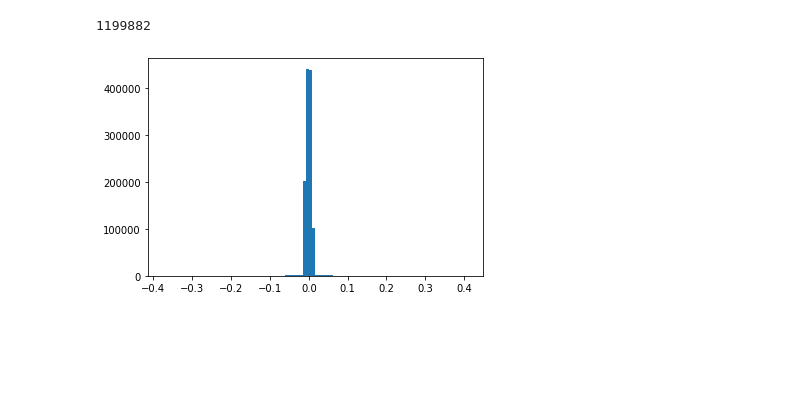
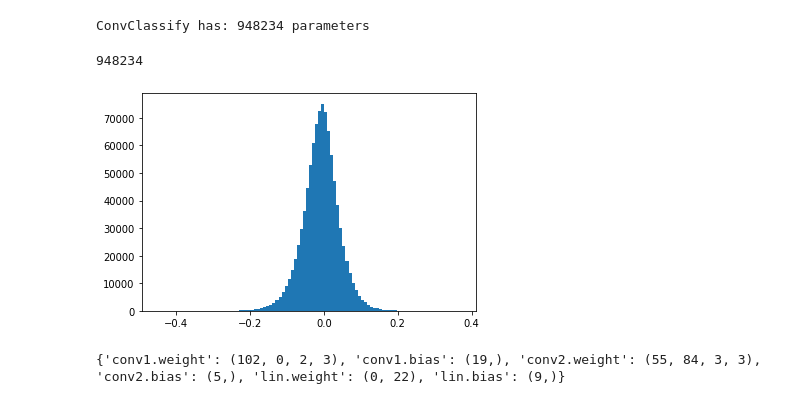
Before and after one commit to KsawerySmoczynski/One-simple-trick-to-fix-your-bayesian-neural-network, a Jupyter notebook: notebooks/bananas-vis.ipynb, the cells around one changed output. Drawn from its saved outputs; the diff is of its cells as text; code cells hidden in the pictures; blank space fills up the shorter version.

```diff
--- a/notebooks/bananas-vis.ipynb
+++ b/notebooks/bananas-vis.ipynb
@@ -195,6 +200,6 @@ train_limit = 600
 # %%
 # model = Net().to(device)
-model = LeakyNet().to(device)
+# model = LeakyNet().to(device)
 # model = FCNNet().to(device)
 # model = AbsNet().to(device)
 
@@ -233,17 +238,7 @@ test_loader = torch.utils.data.DataLoader(test_dataset, **test_kwargs)
 # test_loader = [x for x in test_loader]
 
 
-optimizer = optim.SGD(model.parameters(), lr=lr)
-
-scheduler = StepLR(optimizer, step_size=1, gamma=gamma)
-
-for epoch in range(1, epochs + 1):
-    print("Epoch:", epoch,", lr:", optimizer.state_dict()['param_groups'][0]['lr'])
-    train(model, device, train_loader, optimizer, epoch)
-    test(model, device, test_loader)
-    scheduler.step()
-
-# optimizer = optim.SGD(model.parameters(), lr=lr/1000.)
+# optimizer = optim.SGD(model.parameters(), lr=lr)
 
 # scheduler = StepLR(optimizer, step_size=1, gamma=gamma)
 
@@ -253,4 +248,14 @@ for epoch in range(1, epochs + 1):
 #     test(model, device, test_loader)
 #     scheduler.step()
 
-torch.save(model.state_dict(), "mnist_cnn2.pt")
+# # optimizer = optim.SGD(model.parameters(), lr=lr/1000.)
+
+# # scheduler = StepLR(optimizer, step_size=1, gamma=gamma)
+
+# # for epoch in range(1, epochs + 1):
+# #     print("Epoch:", epoch,", lr:", optimizer.state_dict()['param_groups'][0]['lr'])
+# #     train(model, device, train_loader, optimizer, epoch)
+# #     test(model, device, test_loader)
+# #     scheduler.step()
+
+# torch.save(model.state_dict(), "mnist_cnn2.pt")
@@ -275,15 +262,26 @@ Test set: Average loss: 0.5647, Accuracy: 8549/10000 (85%)
-# %%
-model.load_state_dict(torch.load("mnist_cnn2.pt"))
-model = model.to(device)
-model.eval()
-full_train_loader = torch.utils.data.DataLoader(train_dataset, batch_size=ll_batch_size)
-full_train_loader = [[data.to(device), target.to(device)] for data, target in full_train_loader]
-original_parameters = parameters_to_vector(model.parameters()).detach().cpu().clone()
-plt.hist(original_parameters.numpy(), bins=100)
-len(original_parameters)
-# %% [output]
-1199882
-[figure, removed]
+# %%
+from src.commons.module import TrainingModule
+from src.commons.io import parse_net_class, load_net
+
+from pathlib import Path
+
+model_path = Path("/home/ksawery.smoczynski@aiclearing.com/Documents/Bayesian/Code/lightning_logs/MNIST/ConvClassify-LeakyReLU_01/lightning_logs/train/checkpoints/epoch=48-step=4066.ckpt")
+config = "/home/ksawery.smoczynski@aiclearing.com/Documents/Bayesian/Code/lightning_logs/MNIST/ConvClassify-LeakyReLU_01/lightning_logs/train/config.yaml"
+
+model = parse_net_class(config)
+model = load_net(model, model_path, device=device, lightning_model=True)
+
+model = model.to(device)
+model.eval()
+full_train_loader = torch.utils.data.DataLoader(train_dataset, batch_size=ll_batch_size)
+full_train_loader = [batch for batch in full_train_loader]
+original_parameters = parameters_to_vector(model.parameters()).detach().cpu().clone()
+plt.hist(original_parameters.numpy(), bins=100)
+len(original_parameters)
+# %% [output]
+ConvClassify has: 948234 parameters
+948234
+[figure, added]
 # %%
 def plot_2d(df, val1, val2, ax, k1, k2, reference_ll):
     cmap = 'terrain'
@@ -320,4 +318,8 @@ layers_shapes = {k: v.shape for k, v in model.state_dict().items()}
 layers = list(layers_shapes.keys())
 sampled_indices1 = {layer: draw_weight(layers_shapes[layer], 1) for layer in layers}
 sampled_indices2 = {layer: draw_weight(layers_shapes[layer], 1) for layer in layers}
+print(sampled_indices1)
+sampled_indices1 = {'conv1.weight': (29, 0, 1, 0), 'conv1.bias': (16,), 'conv2.weight': (247, 14, 2, 1), 'conv2.bias': (136,), 'lin.weight': (0, 9937), 'lin.bias': (1,)}
+# %% [output]
+{'conv1.weight': (102, 0, 2, 3), 'conv1.bias': (19,), 'conv2.weight': (55, 84, 3, 3), 'conv2.bias': (5,), 'lin.weight': (0, 22), 'lin.bias': (9,)}
 # %%
```
Also changed, not shown: parts of 7 cells of this notebook, 5 other files.
